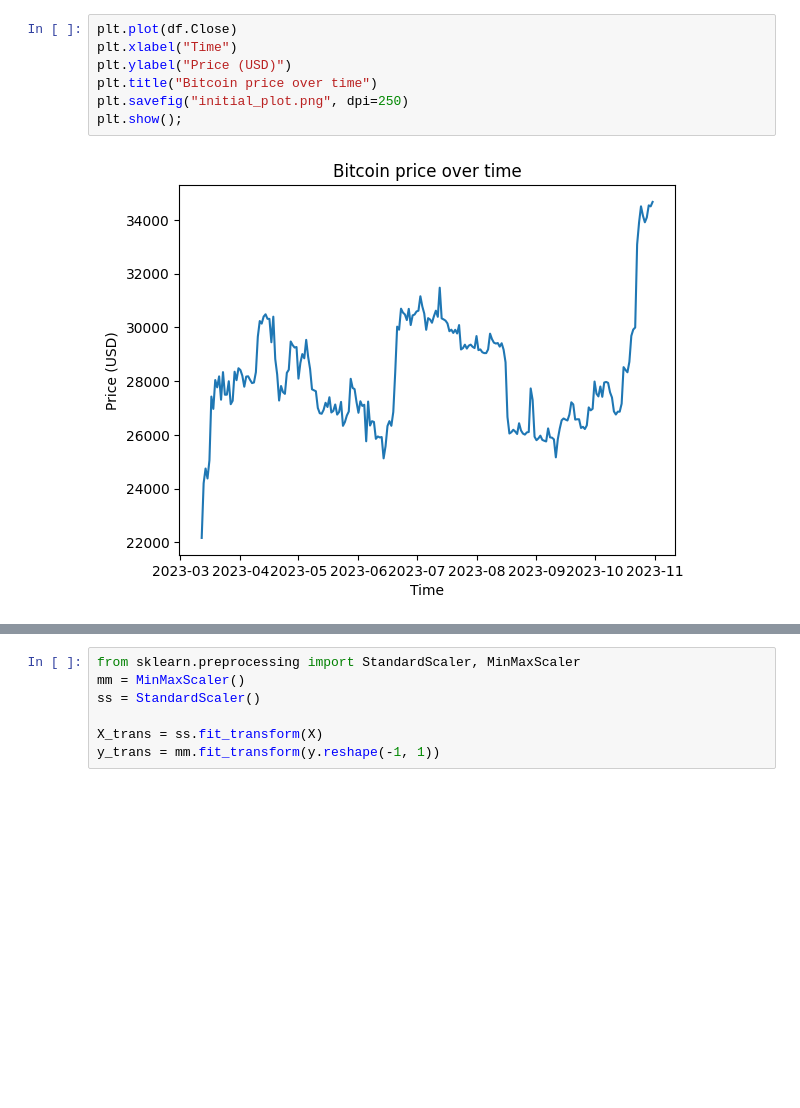
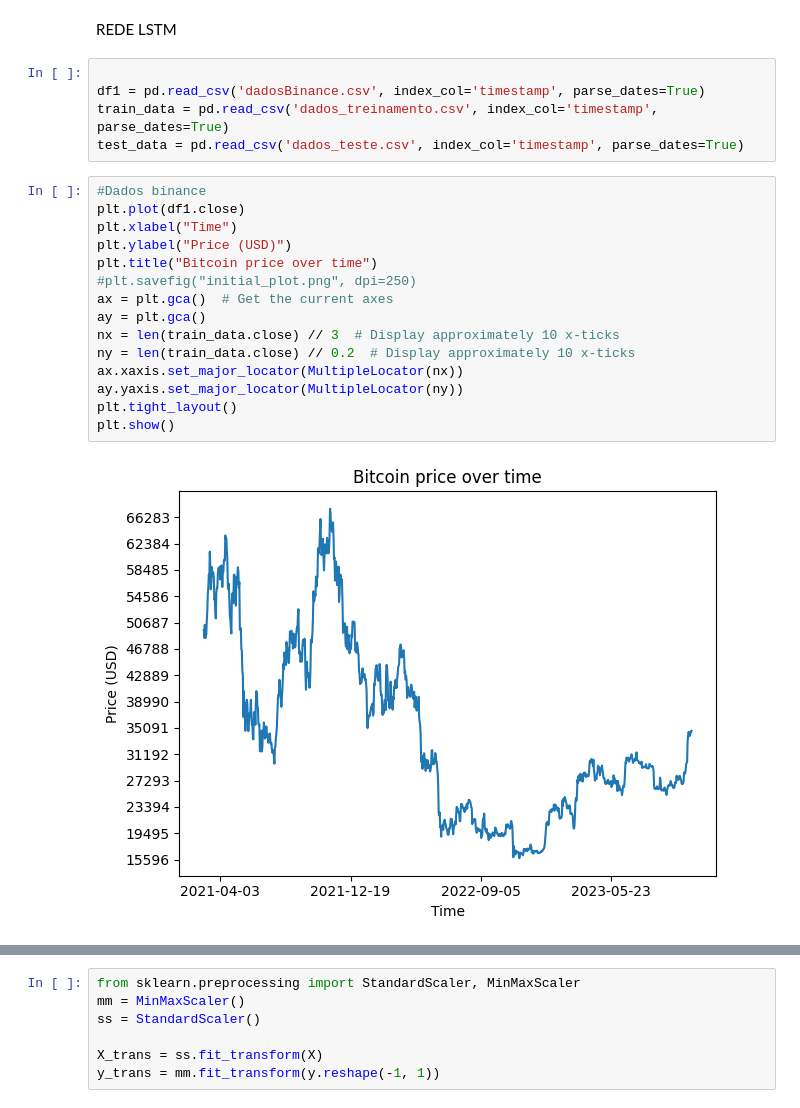
Before and after one commit to JandersonHillebrecht/redeLSTM, a Jupyter notebook: redeLSTM.ipynb, the cells around one changed output, grey strips where cells are left out. Drawn from its saved outputs; the diff is of its cells as text; blank space fills up the shorter version.

```diff
--- a/redeLSTM.ipynb
+++ b/redeLSTM.ipynb
@@ -46,9 +91,24 @@ Date
+# %% [markdown]
+REDE LSTM
+# %%
+
+df1 = pd.read_csv('dadosBinance.csv', index_col='timestamp', parse_dates=True)
+train_data = pd.read_csv('dados_treinamento.csv', index_col='timestamp', parse_dates=True)
+test_data = pd.read_csv('dados_teste.csv', index_col='timestamp', parse_dates=True)
 # %%
-plt.plot(df.Close)
+#Dados binance
+plt.plot(df1.close)
 plt.xlabel("Time")
 plt.ylabel("Price (USD)")
 plt.title("Bitcoin price over time")
-plt.savefig("initial_plot.png", dpi=250)
-plt.show();
+#plt.savefig("initial_plot.png", dpi=250)
+ax = plt.gca()  # Get the current axes
+ay = plt.gca()
+nx = len(train_data.close) // 3  # Display approximately 10 x-ticks
+ny = len(train_data.close) // 0.2  # Display approximately 10 x-ticks
+ax.xaxis.set_major_locator(MultipleLocator(nx))
+ay.yaxis.set_major_locator(MultipleLocator(ny))
+plt.tight_layout()
+plt.show()
 # %% [output]
-[figure, old version]
+[figure, new version]
```
Also changed, not shown: parts of 18 cells of this notebook.
